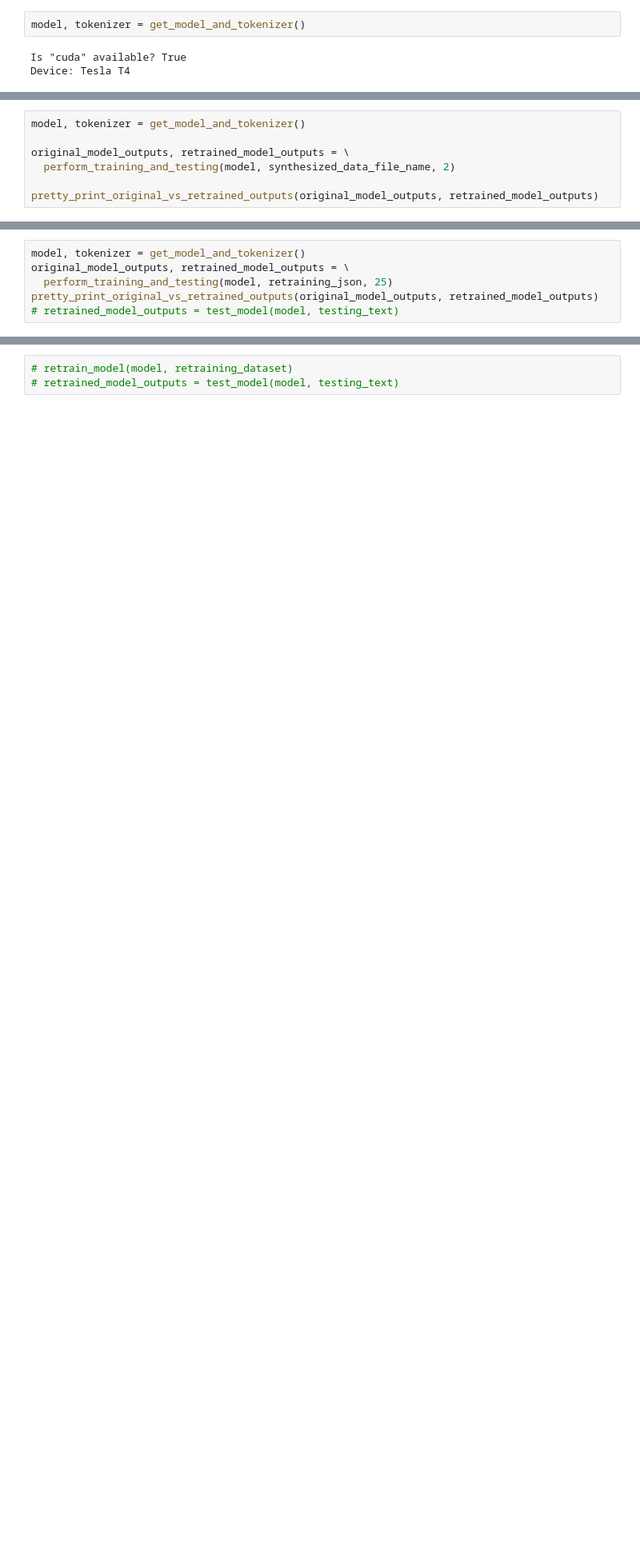
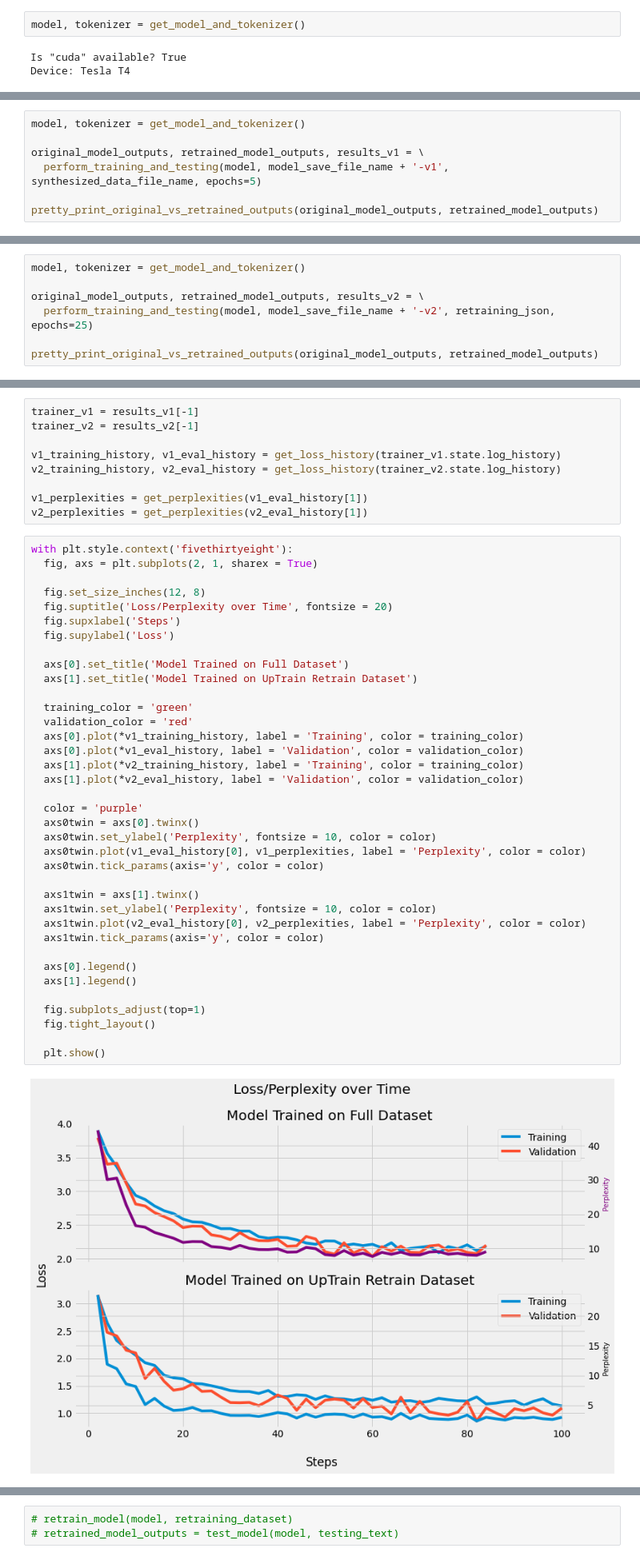
Before and after one commit to a-r-r-o-w/mlm-product-customer-support-team, a Jupyter notebook: src/unreality_ai_uptrain_hackathon.ipynb, the cells around one changed output, grey strips where cells are left out. Shown at 80% size. Saved outputs shown, nothing was run; the diff lists cells and outputs as text; blank space fills up the shorter version.

```diff
--- a/src/unreality_ai_uptrain_hackathon.ipynb
+++ b/src/unreality_ai_uptrain_hackathon.ipynb
@@ -468,8 +573,8 @@ def pretty_print_original_vs_retrained_outputs (original_model_outputs, retraine
 # %%
 model, tokenizer = get_model_and_tokenizer()
 
-original_model_outputs, retrained_model_outputs = \
-  perform_training_and_testing(model, synthesized_data_file_name, 2)
+original_model_outputs, retrained_model_outputs, results_v1 = \
+  perform_training_and_testing(model, model_save_file_name + '-v1', synthesized_data_file_name, epochs=5)
 
 pretty_print_original_vs_retrained_outputs(original_model_outputs, retrained_model_outputs)
 # %% [output]
@@ -616,10 +800,11 @@ Sample: 19750
 'retrain_dataset.json'
 # %%
 model, tokenizer = get_model_and_tokenizer()
-original_model_outputs, retrained_model_outputs = \
-  perform_training_and_testing(model, retraining_json, 25)
+
+original_model_outputs, retrained_model_outputs, results_v2 = \
+  perform_training_and_testing(model, model_save_file_name + '-v2', retraining_json, epochs=25)
+
 pretty_print_original_vs_retrained_outputs(original_model_outputs, retrained_model_outputs)
-# retrained_model_outputs = test_model(model, testing_text)
 # %% [output]
 loading configuration file config.json from cache at /root/.cache/huggingface/hub/models--distilbert-base-uncased/snapshots/1c4513b2eedbda136f57676a34eea67aba266e5c/config.json
 Model config DistilBertConfig {
@@ -723,0 +930,48 @@ Retrained Top Tokens: ['durable', 'flexible', 'lightweight', 'revolutionary', 'm
+# %%
+trainer_v1 = results_v1[-1]
+trainer_v2 = results_v2[-1]
+
+v1_training_history, v1_eval_history = get_loss_history(trainer_v1.state.log_history)
+v2_training_history, v2_eval_history = get_loss_history(trainer_v2.state.log_history)
+
+v1_perplexities = get_perplexities(v1_eval_history[1])
+v2_perplexities = get_perplexities(v2_eval_history[1])
+# %%
+with plt.style.context('fivethirtyeight'):
+  fig, axs = plt.subplots(2, 1, sharex = True)
+
+  fig.set_size_inches(12, 8)
+  fig.suptitle('Loss/Perplexity over Time', fontsize = 20)
+  fig.supxlabel('Steps')
+  fig.supylabel('Loss')
+
+  axs[0].set_title('Model Trained on Full Dataset')
+  axs[1].set_title('Model Trained on UpTrain Retrain Dataset')
+
+  training_color = 'green'
+  validation_color = 'red'
+  axs[0].plot(*v1_training_history, label = 'Training', color = training_color)
+  axs[0].plot(*v1_eval_history, label = 'Validation', color = validation_color)
+  axs[1].plot(*v2_training_history, label = 'Training', color = training_color)
+  axs[1].plot(*v2_eval_history, label = 'Validation', color = validation_color)
+
+  color = 'purple'
+  axs0twin = axs[0].twinx()
+  axs0twin.set_ylabel('Perplexity', fontsize = 10, color = color)
+  axs0twin.plot(v1_eval_history[0], v1_perplexities, label = 'Perplexity', color = color)
+  axs0twin.tick_params(axis='y', color = color)
+
+  axs1twin = axs[1].twinx()
+  axs1twin.set_ylabel('Perplexity', fontsize = 10, color = color)
+  axs1twin.plot(v2_eval_history[0], v2_perplexities, label = 'Perplexity', color = color)
+  axs1twin.tick_params(axis='y', color = color)
+
+  axs[0].legend()
+  axs[1].legend()
+
+  fig.subplots_adjust(top=1)
+  fig.tight_layout()
+
+  plt.show()
+# %% [output]
+[figure, added]
```
Also changed, not shown: parts of 25 cells of this notebook.
